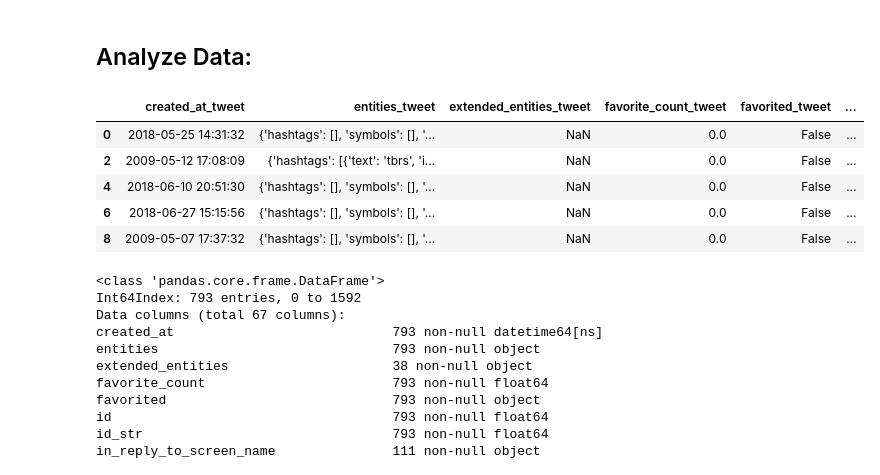
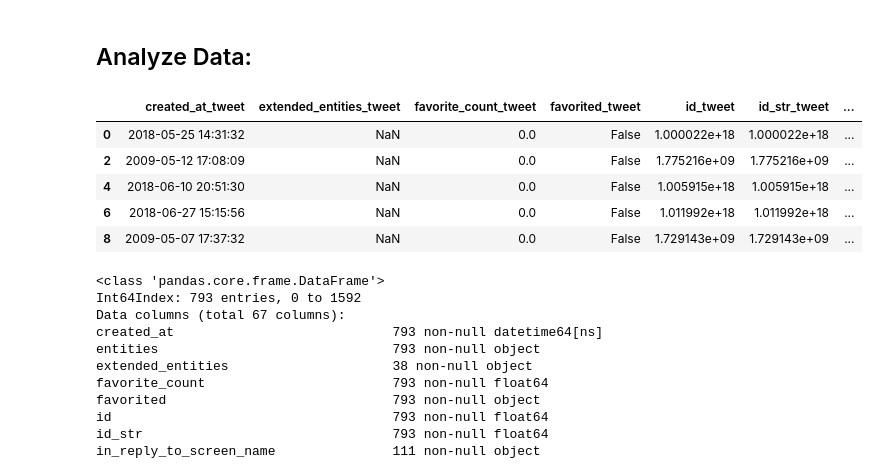
Before and after one commit to henmja/Detecting-Fake-News-and-Rumors-in-Twitter-Using-Deep-Neural-Networks, a Jupyter notebook: Preprocessing.ipynb, the cells around one changed output. Drawn from its saved outputs; the diff is of its cells as text; code cells hidden in the pictures.

```diff
--- a/Preprocessing.ipynb
+++ b/Preprocessing.ipynb
@@ -108,6 +218,9 @@ realArticlesPD.columns = temp
 #add label to data
 realArticlesPD['label'] = 'real'
 
+
+
+
 #explode user column
 exploded = fakeArticlesPD.user.apply(pd.Series)
 fakeArticlesPD = pd.concat([fakeArticlesPD.drop(columns='user'), exploded], axis=1)
@@ -135,13 +248,7 @@ fakeArticlesPD = pd.concat([fakeArticlesPD.drop(columns='urls'), exploded], axis
 temp = fakeArticlesPD.columns.values;
 temp[fakeArticlesPD.columns.get_loc(0)] = 'zero';
 fakeArticlesPD.columns = temp
-#convert column zero to dicts
 
-#explode column zero
-
-#change name of description and explode entitiyDescription
-#exploded = fakeArticlesPD.description.apply(pd.Series)
-#fakeArticlesPD = pd.concat([fakeArticlesPD.drop(columns='description'), exploded], axis=1)
 #add label to data
 fakeArticlesPD['label'] = 'fake'
 
@@ -174,41 +281,90 @@ exploded = bigdata.quoted_status.apply(pd.Series)
 bigdata = pd.concat([bigdata.drop(columns='quoted_status'), exploded], axis=1)
 
 #rename quoted_status items:
 cols=pd.Series(bigdata.columns)
 for dup in cols[cols.duplicated()].unique():
     cols[cols[cols == dup].index.values.tolist()] = [str(dup) + '_quoted_status' if i != 0 else str(dup) + '_tweet' for i in range(sum(cols == dup))]
 # rename the columns with the cols list.
 bigdata.columns=cols
 
+#rename user
+temp = bigdata.columns.values;
+temp[36] = 'created_at_entities_description'; #bigdata.columns.get_loc('created_at_quoted_status')
+bigdata.columns = temp
 
 #explode quoted_status_user column
 exploded = bigdata.user.apply(pd.Series)
 bigdata = pd.concat([bigdata.drop(columns='user'), exploded], axis=1)
+#append name quoted_status_user
+cols=pd.Series(bigdata.columns)
+for dup in cols[cols.duplicated()].unique():
+    cols[cols[cols == dup].index.values.tolist()] = [str(dup) + '_quoted_status_user' if i != 0 else dup for i in range(sum(cols == dup))]
+# rename the columns with the cols list.
+bigdata.columns=cols
 
-#rename quoted_status_user items
-#explode entities
+#explode entities_tweet
+#explode entities column
+exploded = bigdata.entities_tweet.apply(pd.Series)
+bigdata = pd.concat([bigdata.drop(columns='entities_tweet'), exploded], axis=1)
+#append name entities
+cols=pd.Series(bigdata.columns)
+for dup in cols[cols.duplicated()].unique():
+    cols[cols[cols == dup].index.values.tolist()] = [str(dup) + '_entities' if i != 0 else dup for i in range(sum(cols == dup))]
+# rename the columns with the cols list.
+bigdata.columns=cols
+
+#explode entities_quoted_status
+exploded = bigdata.entities_quoted_status.apply(pd.Series)
+bigdata = pd.concat([bigdata.drop(columns='entities_quoted_status'), exploded], axis=1)
+#append name entities_quoted_status
+cols=pd.Series(bigdata.columns)
+for dup in cols[cols.duplicated()].unique():
+    cols[cols[cols == dup].index.values.tolist()] = [str(dup) + '_entities_quoted_status' if i != 0 else dup for i in range(sum(cols == dup))]
+# rename the columns with the cols list.
+bigdata.columns=cols
+
+#explode entities_user_quoted_status
+exploded = bigdata.entities.apply(pd.Series)
+bigdata = pd.concat([bigdata.drop(columns='entities'), exploded], axis=1)
+#append name entities_quoted_status
+cols=pd.Series(bigdata.columns)
+for dup in cols[cols.duplicated()].unique():
+    cols[cols[cols == dup].index.values.tolist()] = [str(dup) + '_quoted_status' if i != 0 else dup for i in range(sum(cols == dup))]
+# rename the columns with the cols list.
+bigdata.columns=cols
+
+#explode hashtags
+exploded = bigdata.hashtags.apply(pd.Series)
+bigdata = pd.concat([bigdata.drop(columns='hashtags'), exploded], axis=1)
+#append name entities_quoted_status
+cols=pd.Series(bigdata.columns)
+for dup in cols[cols.duplicated()].unique():
+    cols[cols[cols == dup].index.values.tolist()] = [str(dup) + '_hashtags_entities_quoted_status' if i != 0 else dup for i in range(sum(cols == dup))]
+# rename the columns with the cols list.
+bigdata.columns=cols
+
 
 #drop zero non-null columns:
 bigdata = bigdata.dropna(axis = 1, how = 'all')
 
 #drop rows with less than 63 non-NAN values:
 bigdata = bigdata.dropna(thresh=7) #t = 0 gives 1594 entries, t = 5 gives 1592 entries, t=10 gives 793 entries
 
 #movel label to end:
 #cols = list(df.columns.values) #Make a list of all of the columns in the df
 #cols.pop(cols.index('b')) #Remove b from list
 #cols.pop(cols.index('x')) #Remove x from list
 #df = df[cols+['b','x']]
 
 #display head
 bigdata.head()
 # %% [output]
-|  | created_at_tweet | entities_tweet | extended_entities_tweet | favorite_count_tweet | favorited_tweet | ... |
-| 0 | 2018-05-25 14:31:32 | {'hashtags': [], 'symbols': [], '... | NaN | 0.0 | False | ... |
-| 2 | 2009-05-12 17:08:09 | {'hashtags': [{'text': 'tbrs', 'i... | NaN | 0.0 | False | ... |
-| 4 | 2018-06-10 20:51:30 | {'hashtags': [], 'symbols': [], '... | NaN | 0.0 | False | ... |
-| 6 | 2018-06-27 15:15:56 | {'hashtags': [], 'symbols': [], '... | NaN | 0.0 | False | ... |
-| 8 | 2009-05-07 17:37:32 | {'hashtags': [], 'symbols': [], '... | NaN | 0.0 | False | ... |
+|  | created_at_tweet | extended_entities_tweet | favorite_count_tweet | favorited_tweet | id_tweet | id_str_tweet | ... |
+| 0 | 2018-05-25 14:31:32 | NaN | 0.0 | False | 1.000022e+18 | 1.000022e+18 | ... |
+| 2 | 2009-05-12 17:08:09 | NaN | 0.0 | False | 1.775216e+09 | 1.775216e+09 | ... |
+| 4 | 2018-06-10 20:51:30 | NaN | 0.0 | False | 1.005915e+18 | 1.005915e+18 | ... |
+| 6 | 2018-06-27 15:15:56 | NaN | 0.0 | False | 1.011992e+18 | 1.011992e+18 | ... |
+| 8 | 2009-05-07 17:37:32 | NaN | 0.0 | False | 1.729143e+09 | 1.729143e+09 | ... |
 # %%
 bigdata.info()
 # %% [output]
```
Also changed, not shown: parts of 4 cells of this notebook.
